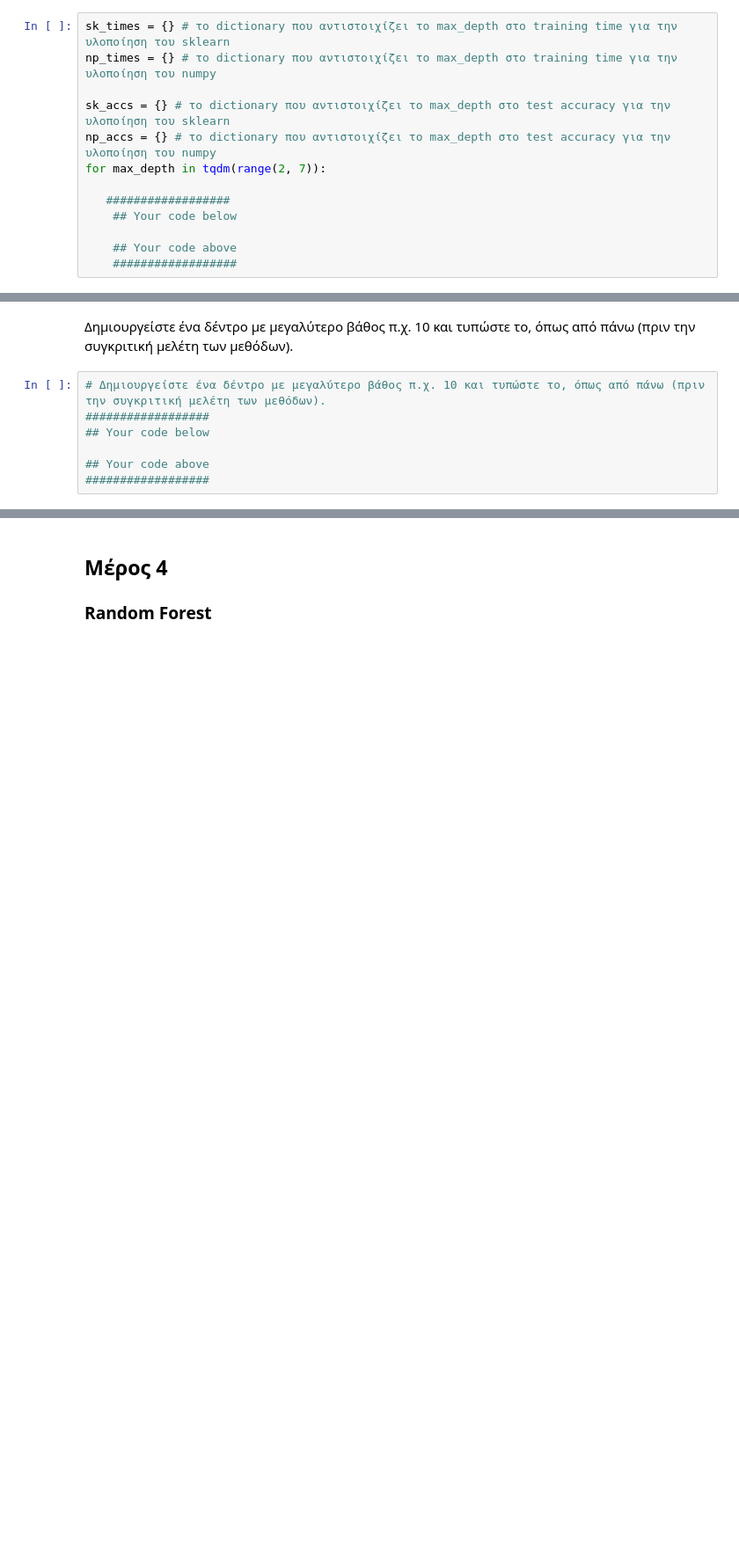
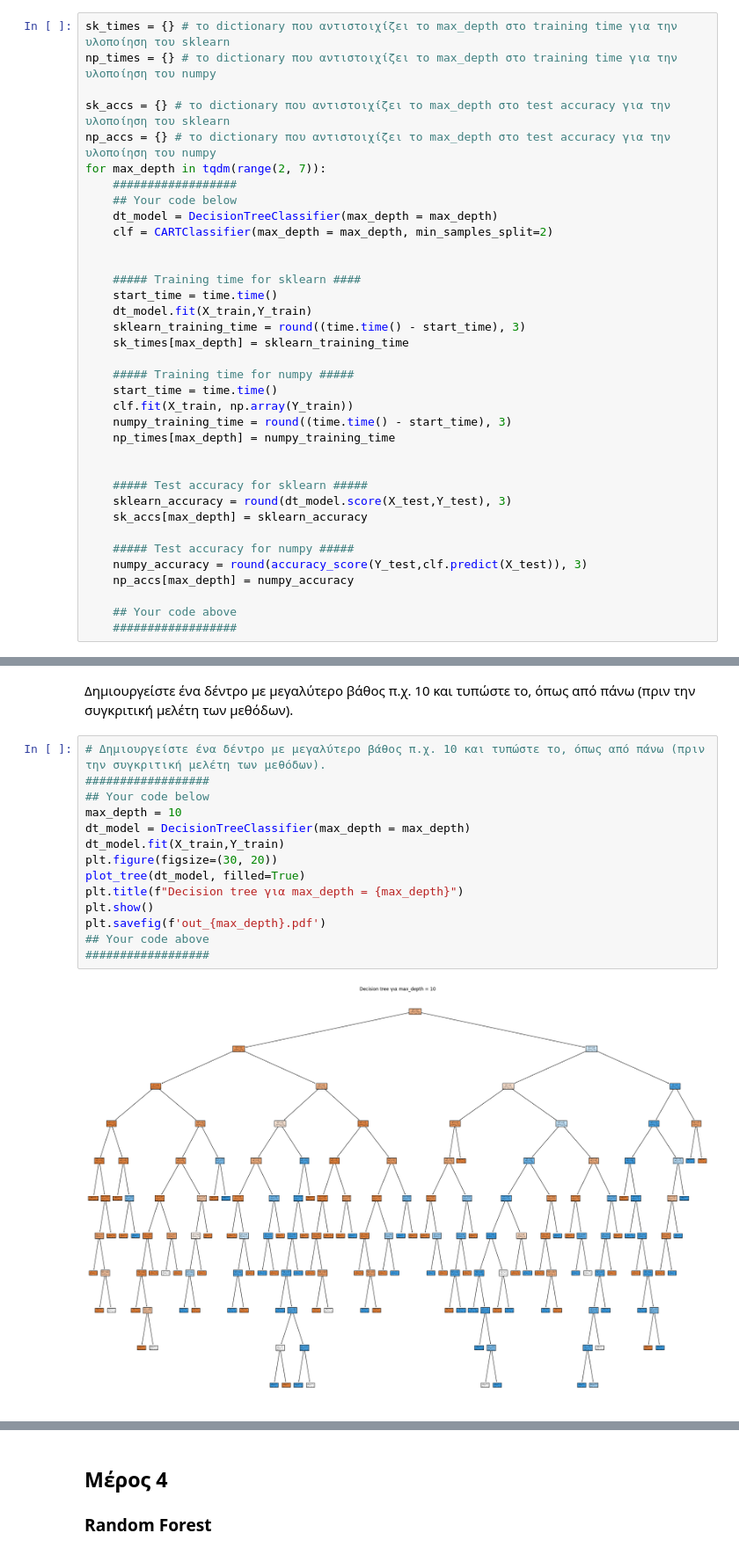
Before and after one commit to tsimiho/ArtificialIntelligence_Ex3, a Jupyter notebook: AI_23_decision_trees_Student_Version.ipynb, the cells around one changed output, grey strips where cells are left out. Shown at 88% size. Drawn from its saved outputs; the diff is of its cells as text; blank space fills up the shorter version.

```diff
--- a/AI_23_decision_trees_Student_Version.ipynb
+++ b/AI_23_decision_trees_Student_Version.ipynb
@@ -387,9 +387,32 @@ np_times = {} # το dictionary που αντιστοιχίζει το max_depth
 sk_accs = {} # το dictionary που αντιστοιχίζει το max_depth στο test accuracy για την υλοποίηση του sklearn
 np_accs = {} # το dictionary που αντιστοιχίζει το max_depth στο test accuracy για την υλοποίηση του numpy
 for max_depth in tqdm(range(2, 7)):
+    ##################
+    ## Your code below
+    dt_model = DecisionTreeClassifier(max_depth = max_depth)
+    clf = CARTClassifier(max_depth = max_depth, min_samples_split=2)
 
-   ##################
-    ## Your code below
+
+    ##### Training time for sklearn ####
+    start_time = time.time()
+    dt_model.fit(X_train,Y_train)
+    sklearn_training_time = round((time.time() - start_time), 3)
+    sk_times[max_depth] = sklearn_training_time
+
+    ##### Training time for numpy #####
+    start_time = time.time()
+    clf.fit(X_train, np.array(Y_train))
+    numpy_training_time = round((time.time() - start_time), 3)
+    np_times[max_depth] = numpy_training_time
+
+
+    ##### Test accuracy for sklearn #####
+    sklearn_accuracy = round(dt_model.score(X_test,Y_test), 3)
+    sk_accs[max_depth] = sklearn_accuracy
+
+    ##### Test accuracy for numpy #####
+    numpy_accuracy = round(accuracy_score(Y_test,clf.predict(X_test)), 3)
+    np_accs[max_depth] = numpy_accuracy
 
     ## Your code above
     ##################
@@ -410,7 +439,16 @@ plt.ylabel('Accuracy')
 # %%
 # Δημιουργείστε ένα δέντρο με μεγαλύτερο βάθος π.χ. 10 και τυπώστε το, όπως από πάνω (πριν την συγκριτική μελέτη των μεθόδων).
 ##################
 ## Your code below
-
+max_depth = 10
+dt_model = DecisionTreeClassifier(max_depth = max_depth)
+dt_model.fit(X_train,Y_train)
+plt.figure(figsize=(30, 20))
+plot_tree(dt_model, filled=True)
+plt.title(f"Decision tree για max_depth = {max_depth}")
+plt.show()
+plt.savefig(f'out_{max_depth}.pdf')
 ## Your code above
 ##################
+# %% [output]
+[figure, added]
```
Also changed, not shown: parts of 12 cells of this notebook.
